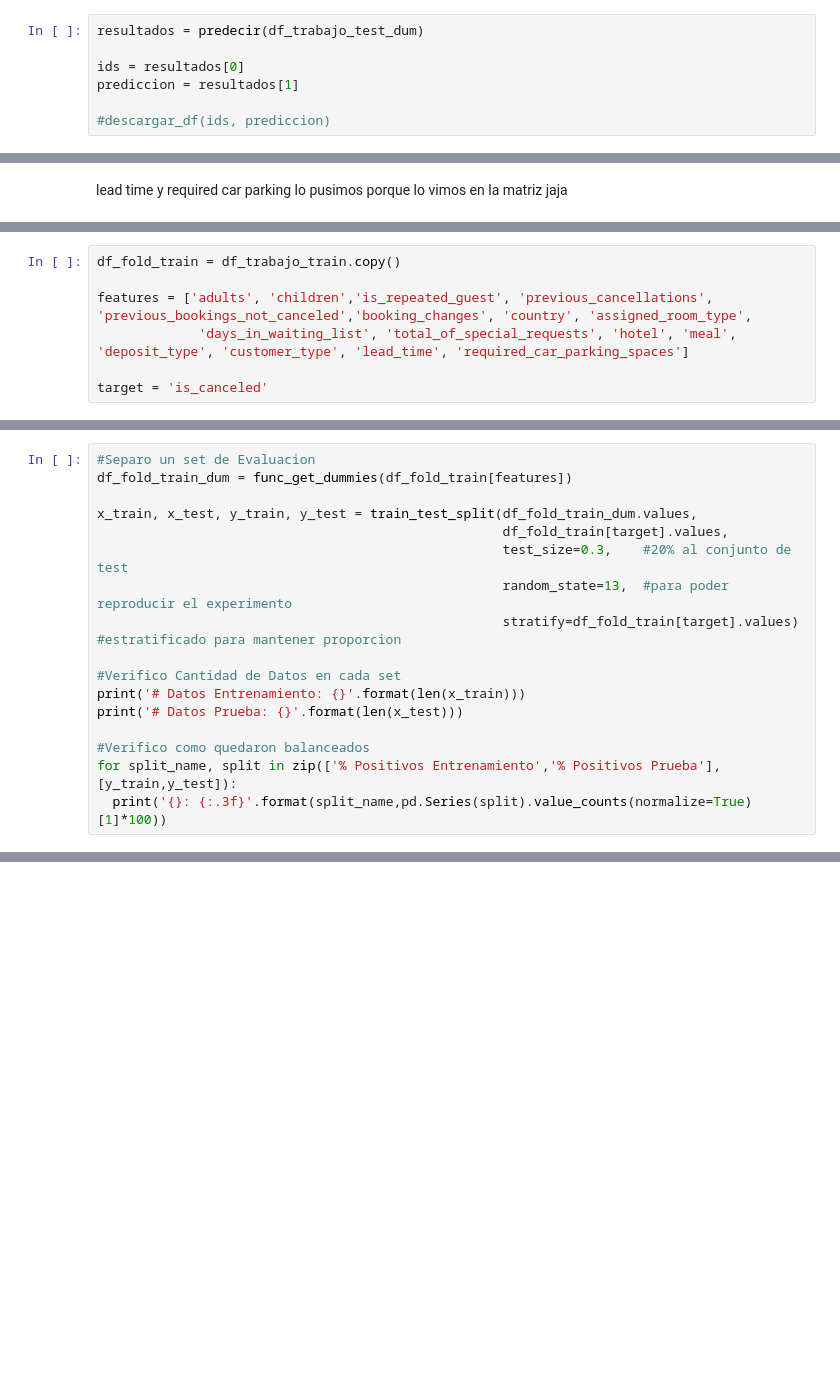
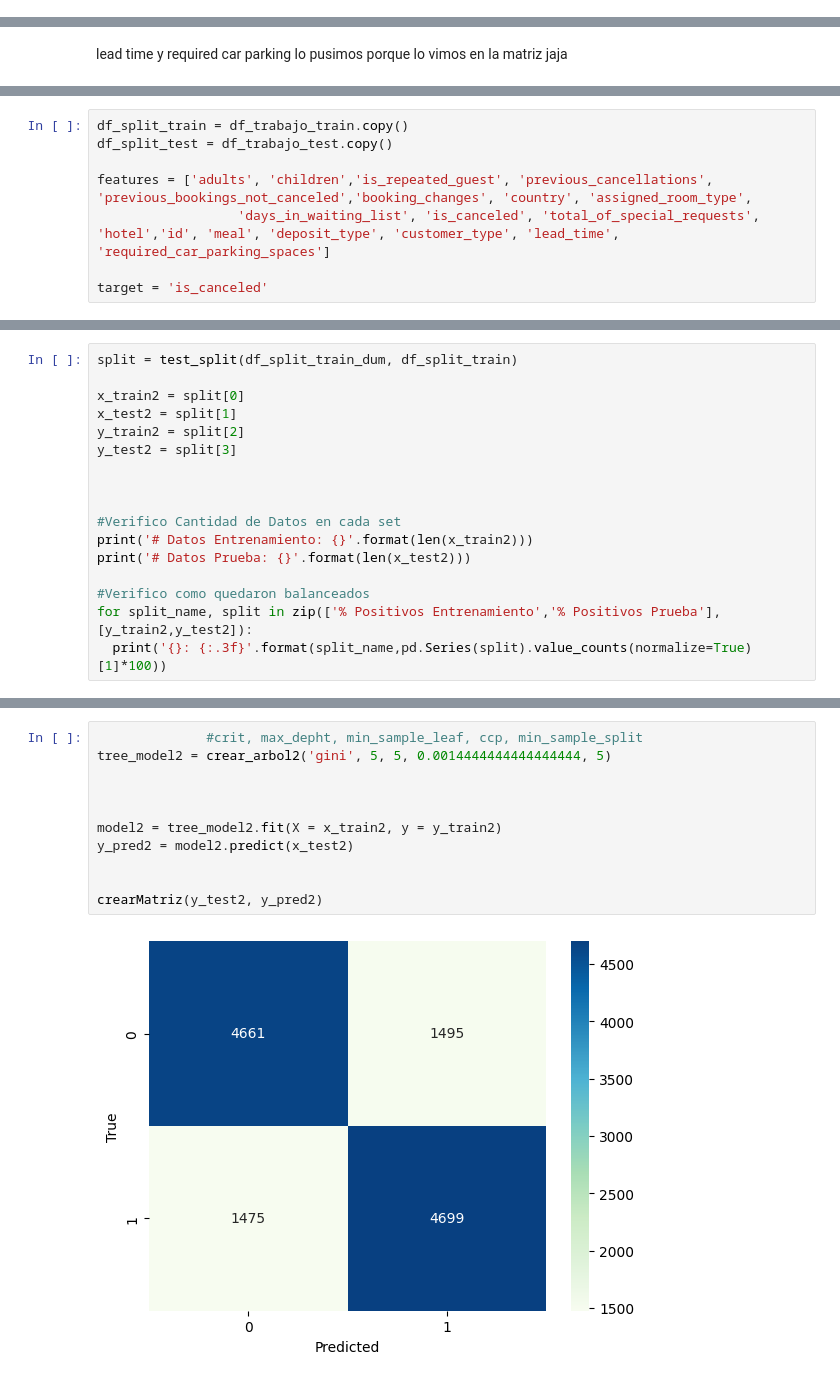
Before and after one commit to lautitorraca/7506R-2C2023-GRUPO24, a Jupyter notebook: TP1/7506R_TP1_GRUPO24_CHP2_ENTREGA.ipynb, the cells around one changed output, grey strips where cells are left out. Saved outputs shown, nothing was run; the diff lists cells and outputs as text; blank space fills up the shorter version.

```diff
--- a/TP1/7506R_TP1_GRUPO24_CHP2_ENTREGA.ipynb
+++ b/TP1/7506R_TP1_GRUPO24_CHP2_ENTREGA.ipynb
@@ -700,10 +700,3 @@ def predecir(DataFrame):
-# %%
-resultados = predecir(df_trabajo_test_dum)
-
-ids = resultados[0]
-prediccion = resultados[1]
-
-#descargar_df(ids, prediccion)
 # %%
 """plt.figure(figsize=(50,50))
 
@@ -770,8 +727,9 @@ K-FOLD
 # %%
-df_fold_train = df_trabajo_train.copy()
+df_split_train = df_trabajo_train.copy()
+df_split_test = df_trabajo_test.copy()
 
 features = ['adults', 'children','is_repeated_guest', 'previous_cancellations', 'previous_bookings_not_canceled','booking_changes', 'country', 'assigned_room_type',
-             'days_in_waiting_list', 'total_of_special_requests', 'hotel', 'meal', 'deposit_type', 'customer_type', 'lead_time', 'required_car_parking_spaces']
+                  'days_in_waiting_list', 'is_canceled', 'total_of_special_requests', 'hotel','id', 'meal', 'deposit_type', 'customer_type', 'lead_time', 'required_car_parking_spaces']
 
 target = 'is_canceled'
 # %%
@@ -784,18 +760,18 @@ Name: is_canceled, dtype: float64
 # %%
-#Separo un set de Evaluacion
-df_fold_train_dum = func_get_dummies(df_fold_train[features])
+split = test_split(df_split_train_dum, df_split_train)
 
-x_train, x_test, y_train, y_test = train_test_split(df_fold_train_dum.values,
-                                                    df_fold_train[target].values,
-                                                    test_size=0.3,    #20% al conjunto de test
-                                                    random_state=13,  #para poder reproducir el experimento
-                                                    stratify=df_fold_train[target].values) #estratificado para mantener proporcion
+x_train2 = split[0]
+x_test2 = split[1]
+y_train2 = split[2]
+y_test2 = split[3]
+
+
 
 #Verifico Cantidad de Datos en cada set
-print('# Datos Entrenamiento: {}'.format(len(x_train)))
-print('# Datos Prueba: {}'.format(len(x_test)))
+print('# Datos Entrenamiento: {}'.format(len(x_train2)))
+print('# Datos Prueba: {}'.format(len(x_test2)))
 
 #Verifico como quedaron balanceados
-for split_name, split in zip(['% Positivos Entrenamiento','% Positivos Prueba'],[y_train,y_test]):
+for split_name, split in zip(['% Positivos Entrenamiento','% Positivos Prueba'],[y_train2,y_test2]):
   print('{}: {:.3f}'.format(split_name,pd.Series(split).value_counts(normalize=True)[1]*100))
 # %% [output]
@@ -820,0 +782,13 @@ f1 score: 0.7978664907071373
+# %%
+              #crit, max_depht, min_sample_leaf, ccp, min_sample_split
+tree_model2 = crear_arbol2('gini', 5, 5, 0.0014444444444444444, 5)
+
+
+
+model2 = tree_model2.fit(X = x_train2, y = y_train2)
+y_pred2 = model2.predict(x_test2)
+
+
+crearMatriz(y_test2, y_pred2)
+# %% [output]
+[figure, added]
```
Also changed, not shown: parts of 31 cells of this notebook.
